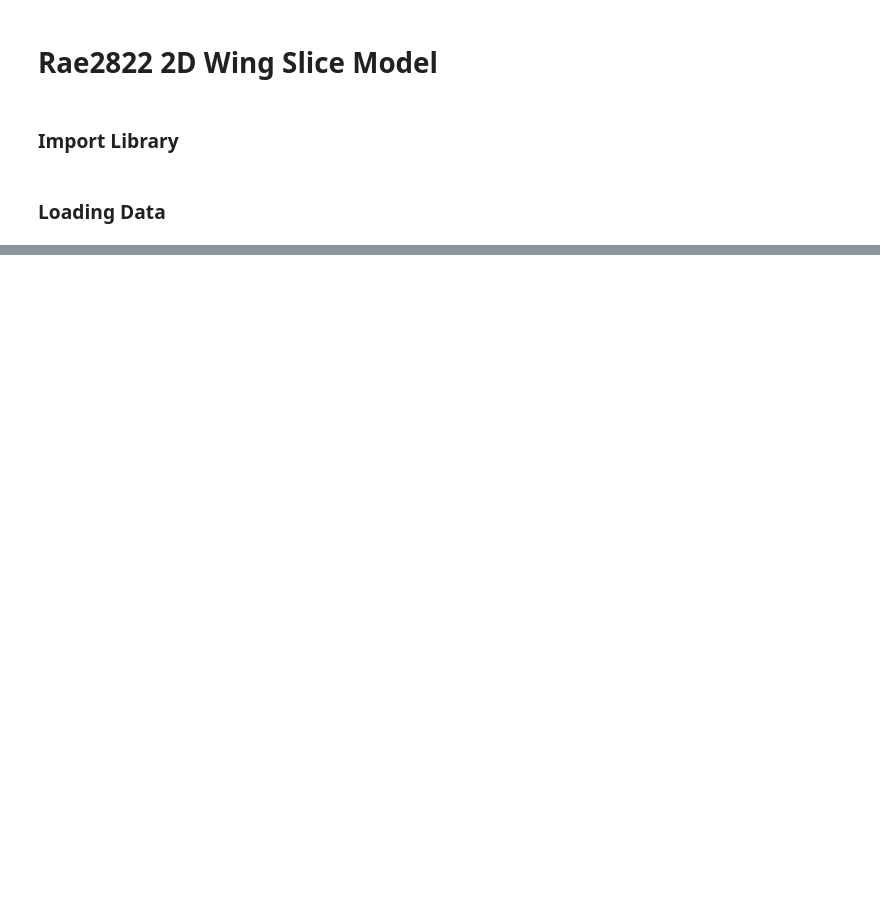
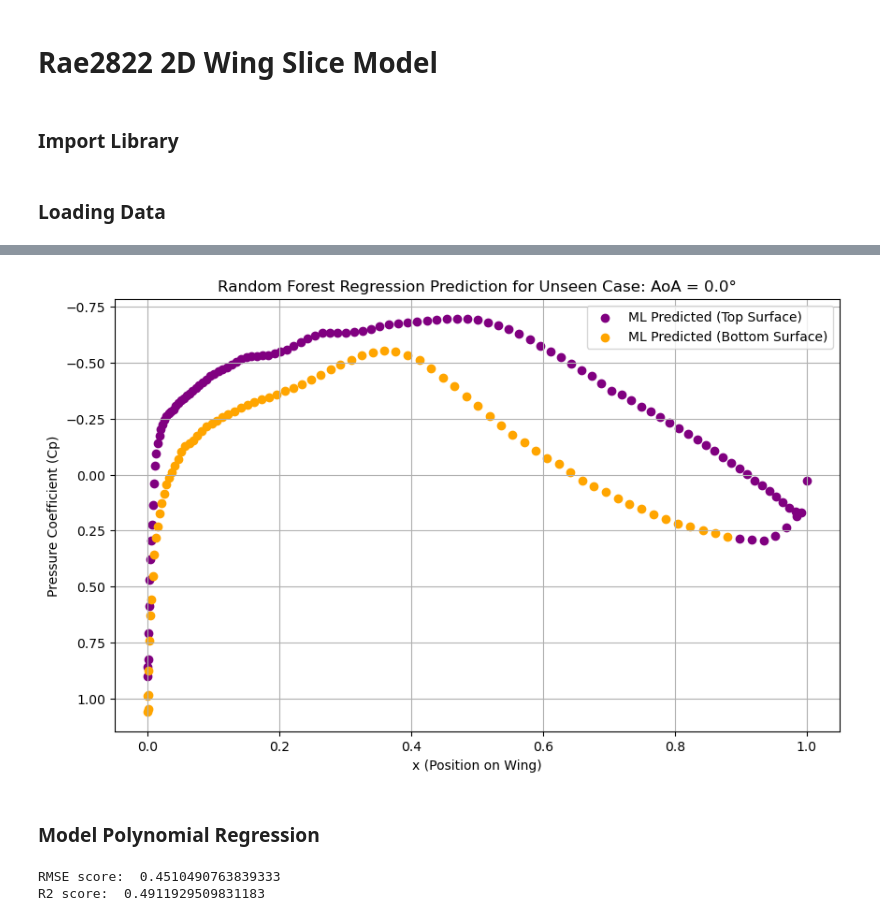
Before and after one commit to ItsKong/CFD-Machine-learning, a Jupyter notebook: Rae2822-Model.ipynb, the cells around one changed output, grey strips where cells are left out. Drawn from its saved outputs; the diff is of its cells as text; code cells hidden in the pictures; blank space fills up the shorter version.

```diff
--- a/Rae2822-Model.ipynb
+++ b/Rae2822-Model.ipynb
@@ -150,0 +115,61 @@ plt.show()
+# %%
+rdfr_model.fit(full_data[features], full_data[target])
+new_case = full_data[full_data['AoA'] == 0.0][['x', 'y']].copy()
+
+new_case['AoA'] = 0.0
+
+predicted_cp = rdfr_model.predict(new_case[['x', 'y', 'AoA']])
+
+new_case['Predicted_Cp'] = predicted_cp
+
+plt.figure(figsize=(10, 6))
+top_surface = new_case[new_case['y'] > 0].sort_values(by='x')
+bottom_surface = new_case[new_case['y'] <= 0].sort_values(by='x')
+
+plt.scatter(top_surface['x'], top_surface['Predicted_Cp'], color='purple', linewidth=1, label='ML Predicted (Top Surface)')
+plt.scatter(bottom_surface['x'], bottom_surface['Predicted_Cp'], color='orange', linewidth=1, label='ML Predicted (Bottom Surface)')
+
+plt.gca().invert_yaxis() # Invert y-axis for Aerodynamics
+plt.title("Random Forest Regression Prediction for Unseen Case: AoA = 0.0°")
+plt.xlabel("x (Position on Wing)")
+plt.ylabel("Pressure Coefficient (Cp)")
+plt.legend()
+plt.grid(True)
+plt.show()
+# %% [output]
+[figure, added]
+# %% [markdown]
+### Model Polynomial Regression
+# %%
+poly_model = Pipeline([
+    ("poly", PolynomialFeatures(degree=2)),
+    ("lin", LinearRegression())
+])
+
+scores = []
+r2Scores = []
+
+for aoa in aoa_values:
+    train = full_data[full_data['AoA'] != aoa]
+    test  = full_data[full_data['AoA'] == aoa]
+
+    X_train = train[features]
+    y_train = train[target]
+
+    X_test = test[features]
+    y_test = test[target]
+
+    poly_model.fit(X_train, y_train)
+
+    prediction = poly_model.predict(X_test)
+
+    rmse = np.sqrt(mean_squared_error(y_test, prediction))
+    r2 = r2_score(y_test, prediction)
+    scores.append(rmse)
+    r2Scores.append(r2)
+
+print("RMSE score: ", sum(scores)/len(scores))
+print("R2 score: ", sum(r2Scores)/len(r2Scores))
+# %% [output]
+RMSE score:  0.4510490763839333
+R2 score:  0.4911929509831183
```
Also changed, not shown: parts of 13 cells of this notebook, 3 other files.
